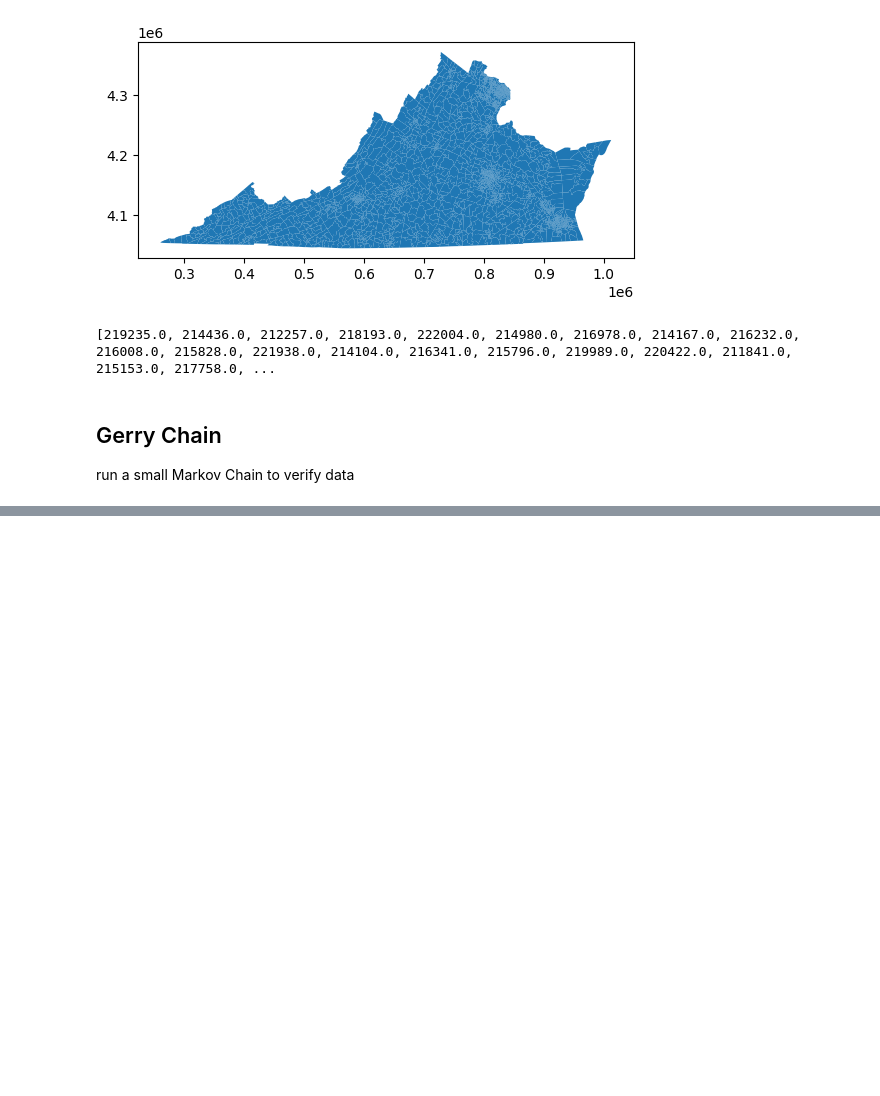
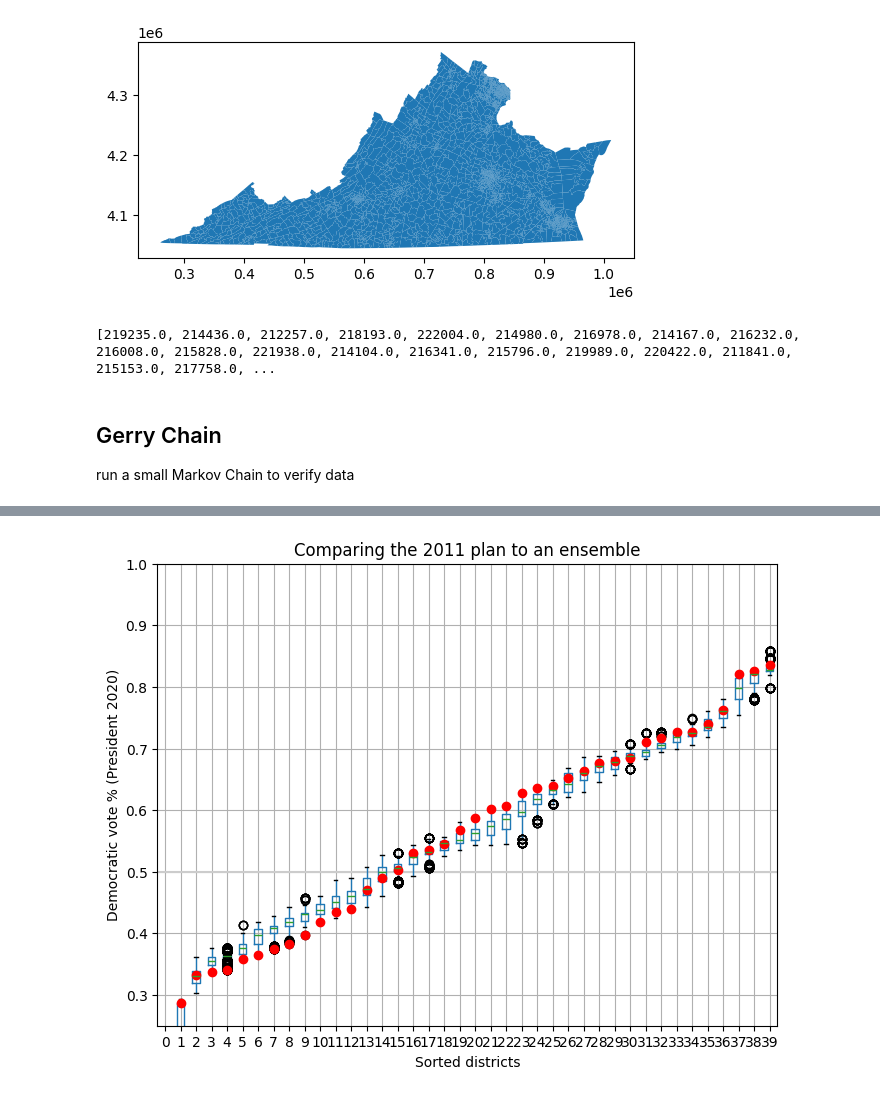
Before and after one commit to kevinzhong1219/virginia-redistricting-analysis, a Jupyter notebook: Final.ipynb, the cells around one changed output, grey strips where cells are left out. Saved outputs shown, nothing was run; the diff lists cells and outputs as text; code cells hidden in the pictures; blank space fills up the shorter version.

```diff
--- a/Final.ipynb
+++ b/Final.ipynb
@@ -519,0 +541,26 @@ data = pd.DataFrame(
+# %%
+data = pd.DataFrame(
+    sorted(partition["PRE20"].percents("Democratic"))
+    for partition in chain.with_progress_bar()
+)
+# %%
+fig, ax = plt.subplots(figsize=(8, 6))
+
+# Draw 50% line
+ax.axhline(0.5, color="#cccccc")
+
+# Draw boxplot
+data.boxplot(ax=ax, positions=range(len(data.columns)))
+
+# Draw initial plan's Democratic vote %s (.iloc[0] gives the first row, which corresponds to the initial plan)
+plt.plot(data.iloc[0], "ro")
+
+# Annotate
+ax.set_title("Comparing the 2011 plan to an ensemble")
+ax.set_ylabel("Democratic vote % (President 2020)")
+ax.set_xlabel("Sorted districts")
+ax.set_ylim(0.25, 1)
+ax.set_yticks([0.3, 0.4, 0.5, 0.6, 0.7, 0.8, 0.9, 1])
+plt.show()
+# %% [output]
+[figure, added]
```
Also changed, not shown: parts of 1 cell of this notebook.
